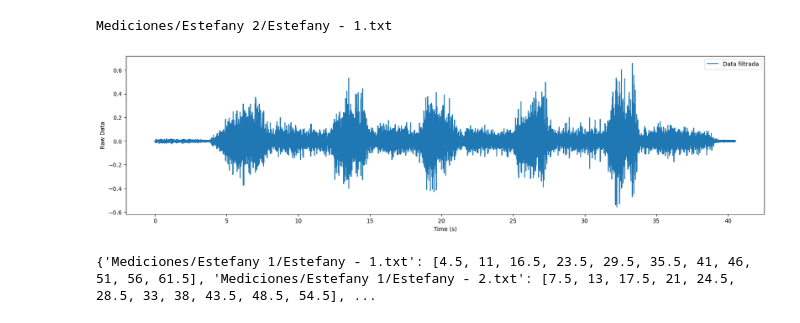
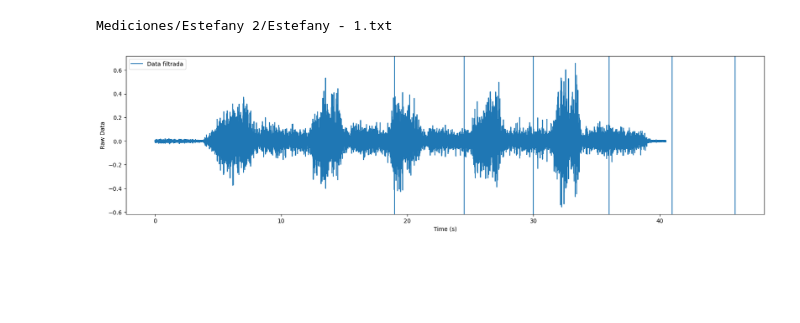
Before and after one commit to Grupo2-IntroduccionSenalesMedicas/S_biomedica, a Jupyter notebook: ISB Pruebas experimentales/Tratamiento de señal.ipynb, the cells around one changed output. Drawn from its saved outputs; the diff is of its cells as text; code cells hidden in the pictures; blank space fills up the shorter version.

```diff
--- a/ISB Pruebas experimentales/Tratamiento de señal.ipynb
+++ b/ISB Pruebas experimentales/Tratamiento de señal.ipynb
@@ -95,41 +95,58 @@ b,c = iirnotch(60.0, 30.0, fs)
 smooth_signal = filtfilt(b,c,smooth_signal)
 time = np.arange(len(smooth_signal))*ts
 
 plt.figure(figsize=(20,5))
 plt.plot(time, smooth_signal, label = 'Data filtrada')
-# plt.axvline(8.5) # 1
-# plt.axvline(13) # 2
-# plt.axvline(18) # 3
-# plt.axvline(23) # 4
-# plt.axvline(28) # 5
-# plt.axvline(32.5) # 6
+plt.axvline(19) # 1
+plt.axvline(24.5) #
+plt.axvline(30) # 3
+plt.axvline(36) # 4
+plt.axvline(41) # 5
+plt.axvline(46) # 6
 plt.ylabel('Raw Data')
 plt.xlabel('Time (s)')
 plt.legend()
 plt.show()
 
 # 1er ejercicio (Cuádriceps)
 
 E1_Interval1 = [4.5,11,16.5,23.5,29.5,35.5,41,46,51,56,61.5]
 E1_Interval2 = [7.5,13,17.5,21,24.5,28.5,33,38,43.5,48.5,54.5]
 E1_Interval3 = [4.5,12.5,18,25.5,31.5,36.5,42,47.5,52,59,65]
 E1_Interval4 = [5.5,12.5,18,23,29,34,39.5,44,49,53,57]
 
 N1_Interval1 = [5,14,24,32,40,50,59,67,74,83,91]
 N1_Interval2 = [4.5,10.5,17,23,30,36.5,43,50,56.5,63,70]
 N1_Interval3 = [4,10.5,17,24,31,40.5,48.5,57,64,71,78]
 N1_Interval4 = [3,9.5,17,24,30,37,44,51,57,63.5,70]
 
 S1_Interval1 = [5.5,12,17,22,26.5,31,35.5,40,45,50,54.5]
 S1_Interval2 = [4.5,9.5,15,20,25.5,31,36,40.5,45.5,51,56]
 S1_Interval3 = [10,16,21,26,31.5,36.5,41.5,47.5,52.5,59,64]
 S1_Interval4 = [8.5,13,18,23,28,32.5,38,43,48.5,54,60]
 
+# 2do ejercicio (Femorales)
+
+E2_Interval1 = [4,10,17,23,29,36]
+E2_Interval2 = [5,10,15,19.5,25,31.5]
+E2_Interval3 = [4,10,16,25,31.5,40]
+E2_Interval4 = [6,12,20,28,36,43]
+
+N2_Interval1 = [4,10,17.5,25.5,32,40]
+N2_Interval2 = [5,12,19.5,26,32,39]
+N2_Interval3 = [7.5,14,21,27.5,34.5,41.5]
+N2_Interval4 = [4,10.5,17.5,24,31,38]
+
+S2_Interval1 = [3,8.5,15,21,27,35]
+S2_Interval2 = [4,9,14.5,20,25,31]
+S2_Interval3 = [4,8,13.5,19,25,31]
+S2_Interval4 = [19,24.5,30,36,41,46]
+
 Segments1 = [E1_Interval1,E1_Interval2,E1_Interval3,E1_Interval4,N1_Interval1,N1_Interval2,N1_Interval3,N1_Interval4,S1_Interval1,S1_Interval2,S1_Interval3,S1_Interval4]
-# len(S1_Interval4)
+Segments2 = [E2_Interval1,E2_Interval2,E2_Interval3,E2_Interval4,N2_Interval1,N2_Interval2,N2_Interval3,N2_Interval4,S2_Interval1,S2_Interval2,S2_Interval3,S2_Interval4]
 # %% [output]
 Mediciones/Estefany 2/Estefany - 1.txt
-[figure, old version]
+[figure, new version]
 # %%
 address = 'Mediciones/'
 ex = '1'
@@ -142,8 +159,18 @@ for name in names:
         file = address + name + ' ' + ex + '/' + name + ' - ' + rep + '.txt'
         files.append(file)
 
-dictionary = dict(zip(files, Segments1))
-print(dictionary)
+cuadriceps = dict(zip(files, Segments1))
+
+address = 'Mediciones/'
+ex = '2'
+names = ['Estefany','Nicolle','Sandra']
+reps = ['1','2','3','4']
+
+files = []
+for name in names:
+    for rep in reps:
+        file = address + name + ' ' + ex + '/' + name + ' - ' + rep + '.txt'
+        files.append(file)
+
+femorales = dict(zip(files, Segments2))
-# %% [output]
-{'Mediciones/Estefany 1/Estefany - 1.txt': [4.5, 11, 16.5, 23.5, 29.5, 35.5, 41, 46, 51, 56, 61.5], 'Mediciones/Estefany 1/Estefany - 2.txt': [7.5, 13, 17.5, 21, 24.5, 28.5, 33, 38, 43.5, 48.5, 54.5], ...
 # %%
```
Also changed, not shown: parts of 3 cells of this notebook.
